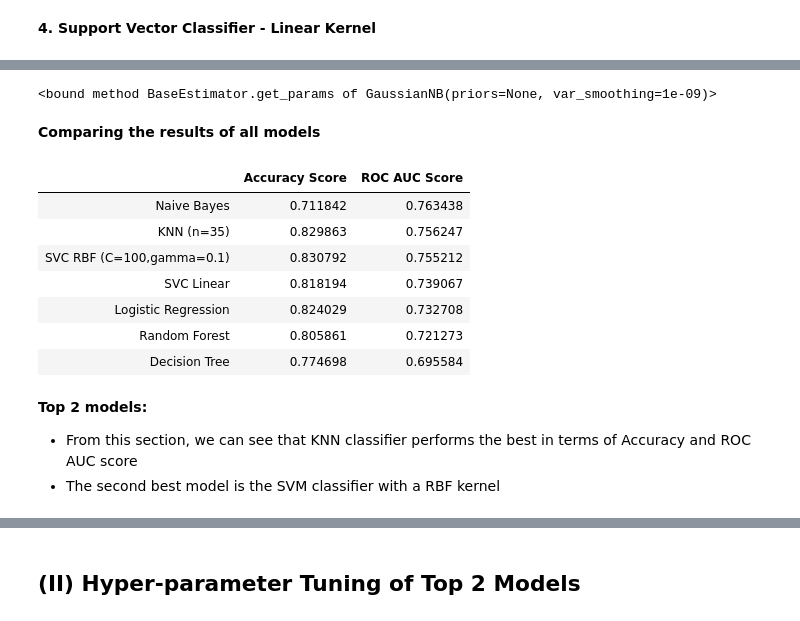
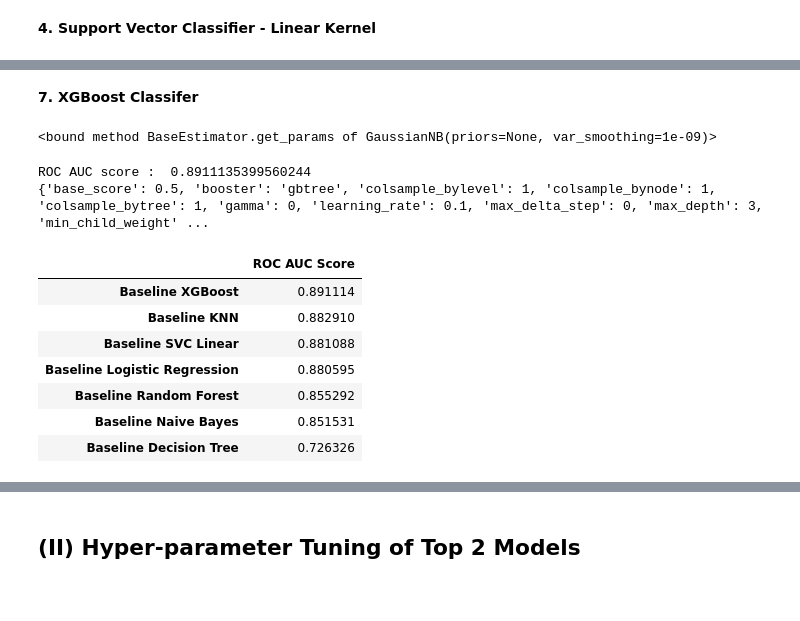
Before and after one commit to ishitashah23/learning-projects, a Jupyter notebook: Income-category Classification Project/Classification Project_Income based on Census.ipynb, the cells around one changed output, grey strips where cells are left out. Cells and saved outputs as stored; diff of their text form; code cells hidden in the pictures.

Commit message:
Added feature engineering and selected top 2 models

```diff
--- a/Income-category Classification Project/Classification Project_Income based on Census.ipynb
+++ b/Income-category Classification Project/Classification Project_Income based on Census.ipynb
@@ -751,9 +771,8 @@ knn.get_params
 from sklearn.naive_bayes import GaussianNB
 nb = GaussianNB()
 nb.fit(X_train,y_train)
-nb_y_pred = nb.predict(X_test)
-nb_ac = metrics.accuracy_score(y_test,nb_y_pred)
-nb_roc = metrics.roc_auc_score(y_test,nb_y_pred)
-print('Accuracy score: ',nb_ac)
+nb_y_pred = nb.predict_proba(X_val)
+nb_roc = roc_auc_score(y_val,nb_y_pred[:,-1])
 print('ROC AUC score : ',nb_roc)
+print(nb.get_params())
 # %% [output]
@@ -761,0 +781,4 @@ ROC AUC score :  0.763438210002325
+# %%
+results.loc['Baseline Naive Bayes'] = nb_roc
+results.sort_values(by='ROC AUC Score',ascending=False,inplace=True)
+results
@@ -762,6 +793,6 @@ ROC AUC score :  0.763438210002325
+# %% [markdown]
+**7. XGBoost Classifer**
 # %%
 nb.get_params
 # %% [output]
 <bound method BaseEstimator.get_params of GaussianNB(priors=None, var_smoothing=1e-09)>
-# %% [markdown]
-**Comparing the results of all models**
@@ -780,16 +798,0 @@ results.sort_values(by='ROC AUC Score',ascending=False,inplace=True)
-# %%
-results
-# %% [output]
-|  | Accuracy Score | ROC AUC Score |
-| Naive Bayes | 0.711842 | 0.763438 |
-| KNN (n=35) | 0.829863 | 0.756247 |
-| SVC RBF (C=100,gamma=0.1) | 0.830792 | 0.755212 |
-| SVC Linear | 0.818194 | 0.739067 |
-| Logistic Regression | 0.824029 | 0.732708 |
-| Random Forest | 0.805861 | 0.721273 |
-| Decision Tree | 0.774698 | 0.695584 |
-# %% [markdown]
-**Top 2 models:**
-
-- From this section, we can see that KNN classifier performs the best in terms of Accuracy and ROC AUC score
-- The second best model is the SVM classifier with a RBF kernel
@@ -795,0 +801,24 @@ results
+# %%
+from xgboost import XGBClassifier
+xg = XGBClassifier(random_state=101)
+xg.fit(X_train,y_train)
+xg_y_pred = xg.predict_proba(X_val)
+xg_roc = roc_auc_score(y_val,xg_y_pred[:,-1])
+print('ROC AUC score : ',xg_roc)
+print(xg.get_params())
+# %% [output]
+ROC AUC score :  0.8911135399560244
+{'base_score': 0.5, 'booster': 'gbtree', 'colsample_bylevel': 1, 'colsample_bynode': 1, 'colsample_bytree': 1, 'gamma': 0, 'learning_rate': 0.1, 'max_delta_step': 0, 'max_depth': 3, 'min_child_weight' ...
+# %%
+results.loc['Baseline XGBoost'] = xg_roc
+results.sort_values(by='ROC AUC Score',ascending=False,inplace=True)
+results
+# %% [output]
+|  | ROC AUC Score |
+| Baseline XGBoost | 0.891114 |
+| Baseline KNN | 0.882910 |
+| Baseline SVC Linear | 0.881088 |
+| Baseline Logistic Regression | 0.880595 |
+| Baseline Random Forest | 0.855292 |
+| Baseline Naive Bayes | 0.851531 |
+| Baseline Decision Tree | 0.726326 |
```
Also changed, not shown: parts of 95 cells of this notebook.
